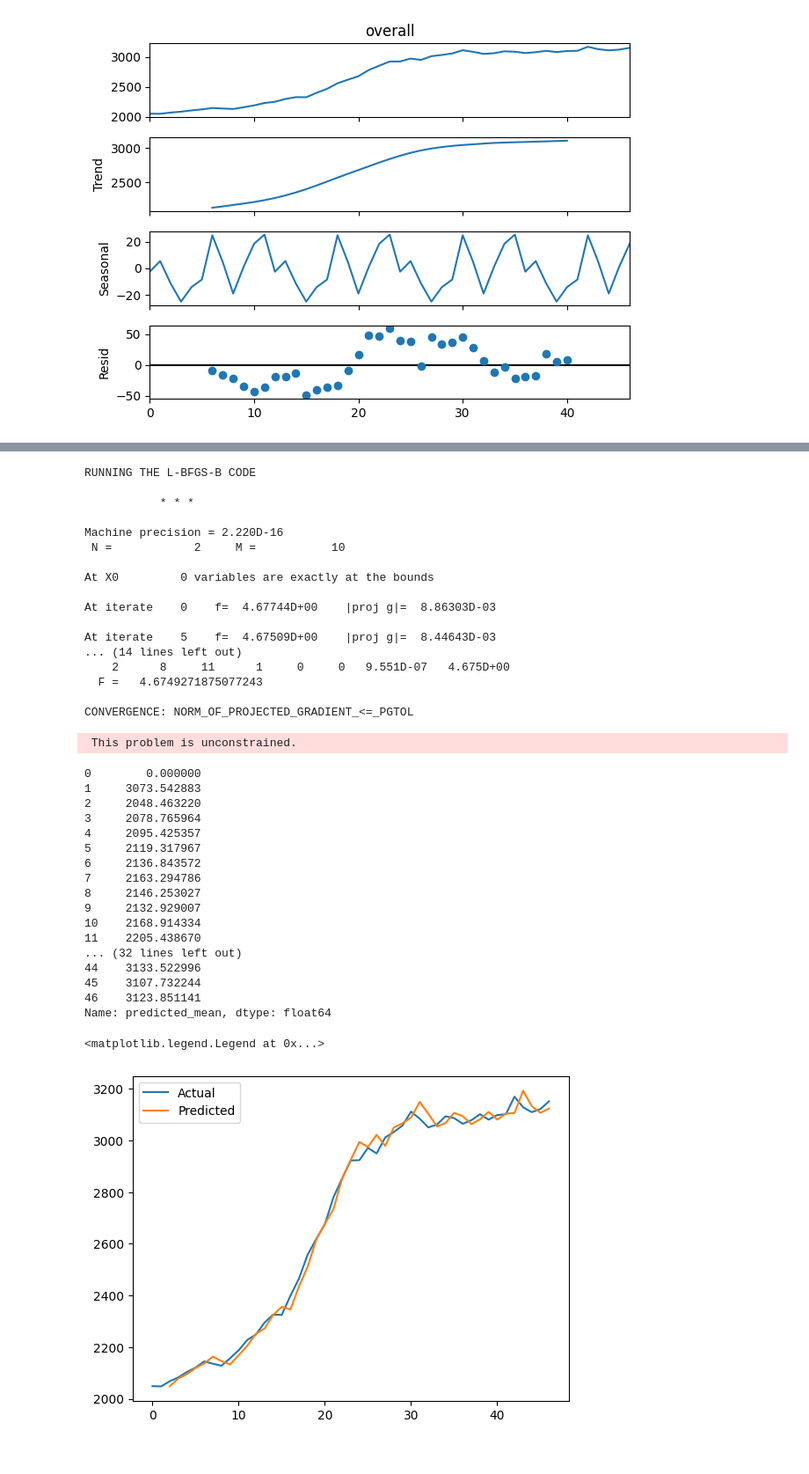
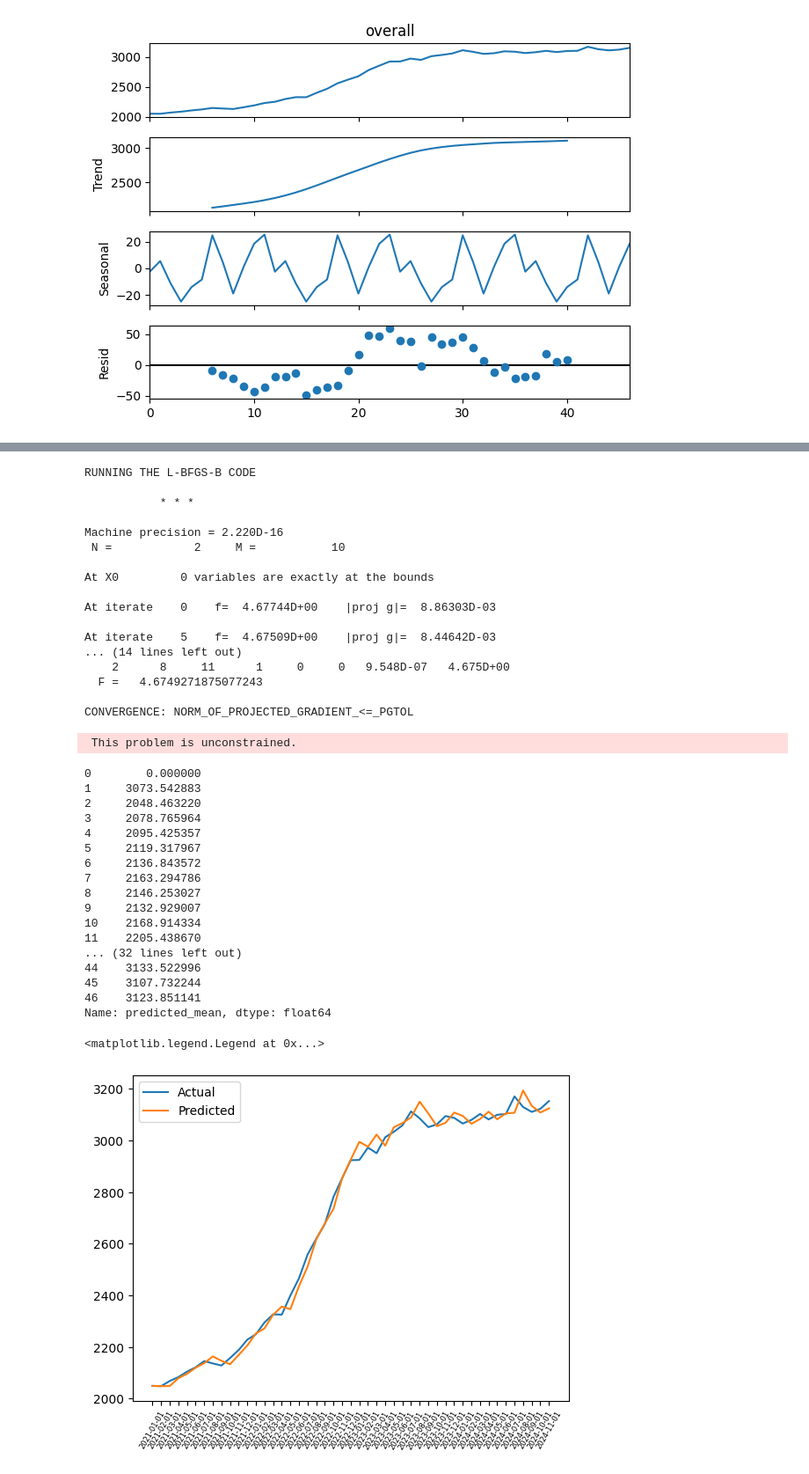
Before and after one commit to inezzie/sg_hdb_rentals, a Jupyter notebook: predict.ipynb, the cells around one changed output, grey strips where cells are left out. Shown at 88% size. Cells and saved outputs as stored; diff of their text form; code cells hidden in the pictures.

```diff
--- a/predict.ipynb
+++ b/predict.ipynb
@@ -14,11 +9,11 @@ from statsmodels.tsa.seasonal import seasonal_decompose
 import pmdarima as pmd
 from statsmodels.tsa.statespace.sarimax import SARIMAX
 # %%
-# Extract data from SQLITE for average monthly rent
+# Extract data from SQLITE for average monthly rent to quick check data
 conn = sqlite3.connect('rental.sqlite')
 df = pd.read_sql_query('''
                         SELECT
-                            DATE(CONCAT(rent_approval_date,'-01')) AS month,
+                            DATE((rent_approval_date || '-01')) AS month,
                             ROUND(AVG(monthly_rent)) AS overall
                         FROM rental
                         GROUP BY 1
@@ -127,6 +116,6 @@ Total fit time: 0.594 seconds
 # %%
 sarima_test = SARIMAX(data, order=(0,2,1), seasonal_order=(0,0,0,12))
-predicted = sarima_test.fit().predict()
+predicted = sarima_test.fit(method='lbfgs').predict()
 
 predicted
 # %% [output]
@@ -141,9 +130,9 @@ At X0         0 variables are exactly at the bounds
 
 At iterate    0    f=  4.67744D+00    |proj g|=  8.86303D-03
 
-At iterate    5    f=  4.67509D+00    |proj g|=  8.44643D-03
+At iterate    5    f=  4.67509D+00    |proj g|=  8.44642D-03
 ... (14 lines left out)
-    2      8     11      1     0     0   9.551D-07   4.675D+00
+    2      8     11      1     0     0   9.548D-07   4.675D+00
   F =   4.6749271875077243
 
 CONVERGENCE: NORM_OF_PROJECTED_GRADIENT_<=_PGTOL
@@ -166,11 +155,15 @@ CONVERGENCE: NORM_OF_PROJECTED_GRADIENT_<=_PGTOL
 46    3123.851141
 Name: predicted_mean, dtype: float64
 # %%
-# Check if prediction model works on test data
-plt.figure()
-plt.plot(data, label='Actual')
-plt.plot(predicted.iloc[2:],label='Predicted')
+# Check if results of prediction against existing data
+predicted[:2] = data[:2]
+predicted = predicted.round(2)
+df['predicted'] = predicted
+
+plt.plot(df['month'], df['overall'], label='Actual')
+plt.plot(df['month'], df['predicted'], label='Predicted')
+plt.xticks(rotation=60, fontsize=6)
 plt.legend()
 # %% [output]
 <matplotlib.legend.Legend at 0x...>
-[figure, old version]
+[figure, new version]
```
Also changed, not shown: parts of 14 cells of this notebook.
